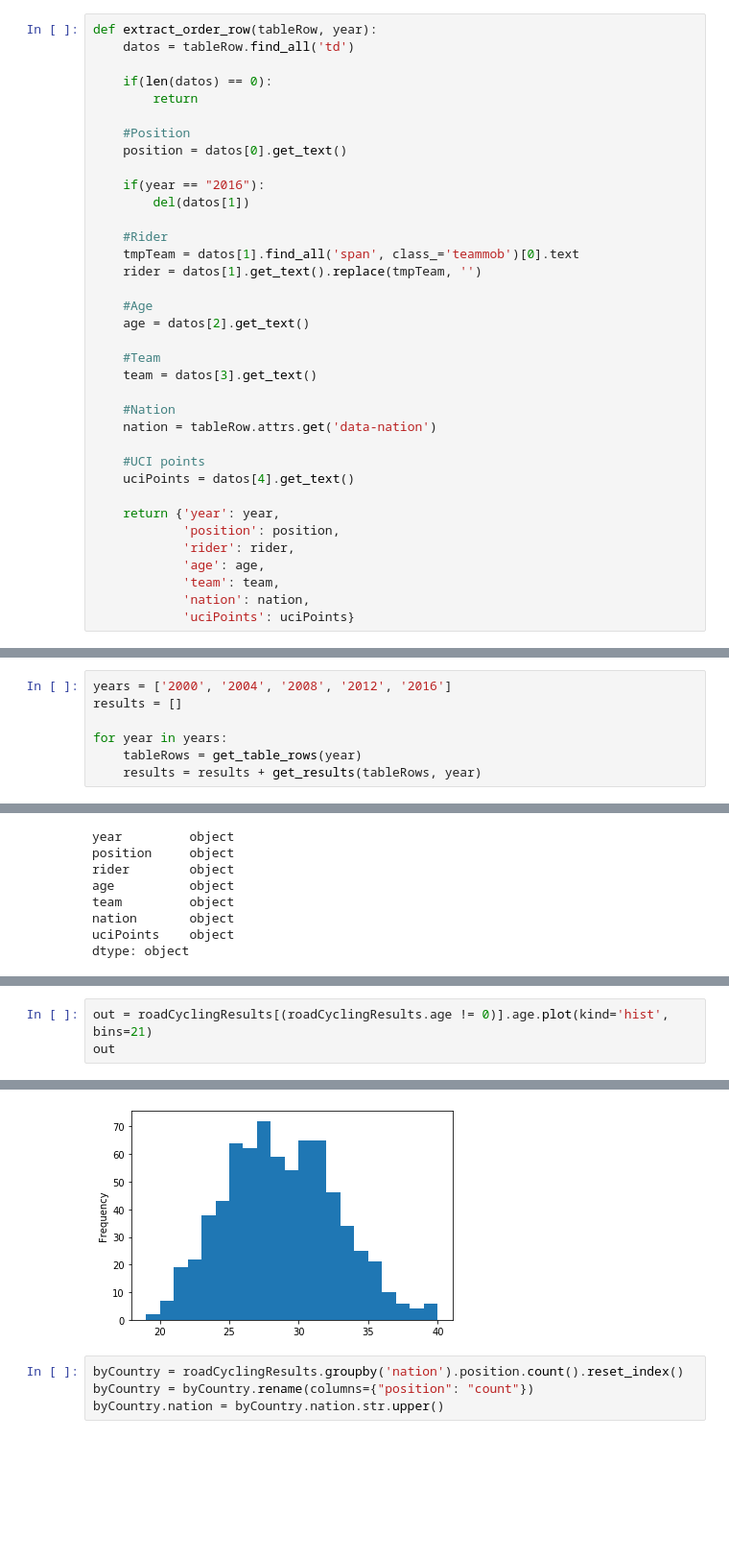
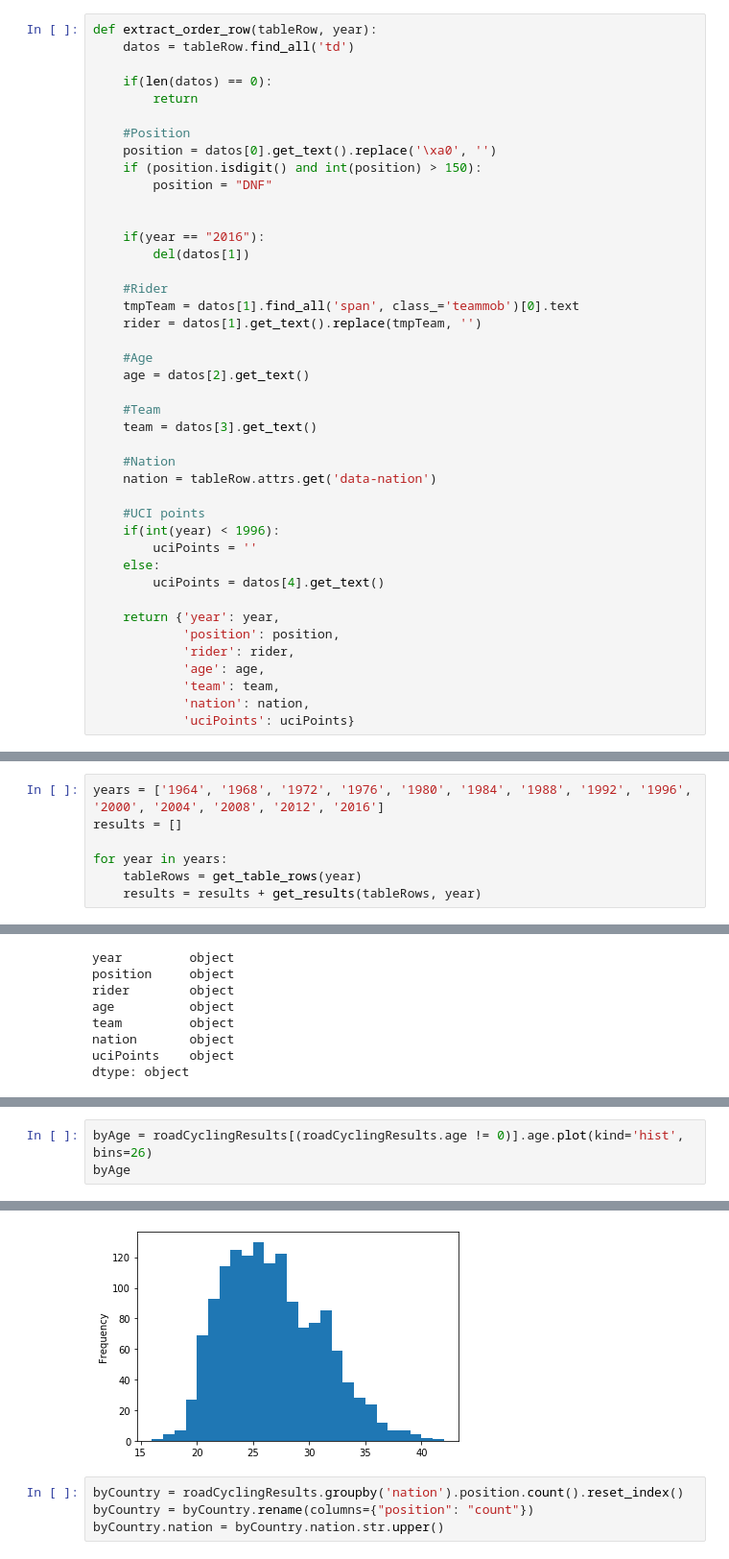
Before and after one commit to spcalad/ProyectoFinalPython, a Jupyter notebook: Untitled.ipynb, the cells around one changed output, grey strips where cells are left out. Shown at 96% size. Drawn from its saved outputs; the diff is of its cells as text; blank space fills up the shorter version.

```diff
--- a/Untitled.ipynb
+++ b/Untitled.ipynb
@@ -29,7 +30,10 @@ def extract_order_row(tableRow, year):
         return
 
     #Position
-    position = datos[0].get_text()
+    position = datos[0].get_text().replace('\xa0', '')
+    if (position.isdigit() and int(position) > 150):
+        position = "DNF"
+
 
     if(year == "2016"):
         del(datos[1])
@@ -48,7 +52,10 @@ def extract_order_row(tableRow, year):
     nation = tableRow.attrs.get('data-nation')
 
     #UCI points
-    uciPoints = datos[4].get_text()
+    if(int(year) < 1996):
+        uciPoints = ''
+    else:
+        uciPoints = datos[4].get_text()
 
     return {'year': year,
             'position': position,
@@ -66,7 +73,7 @@ def get_results(tableRows, year):
             results.append(extractedRow)
     return results
 # %%
-years = ['2000', '2004', '2008', '2012', '2016']
+years = ['1964', '1968', '1972', '1976', '1980', '1984', '1988', '1992', '1996', '2000', '2004', '2008', '2012', '2016']
 results = []
 
 for year in years:
@@ -160,9 +187,9 @@ roadCyclingResults.describe()
 # %%
-out = roadCyclingResults[(roadCyclingResults.age != 0)].age.plot(kind='hist', bins=21)
-out
+byAge = roadCyclingResults[(roadCyclingResults.age != 0)].age.plot(kind='hist', bins=26)
+byAge
 # %% [output]
 <matplotlib.axes._subplots.AxesSubplot at 0x...>
-[figure, old version]
+[figure, new version]
 # %%
 byCountry = roadCyclingResults.groupby('nation').position.count().reset_index()
 byCountry = byCountry.rename(columns={"position": "count"})
```
Also changed, not shown: parts of 12 cells of this notebook.
